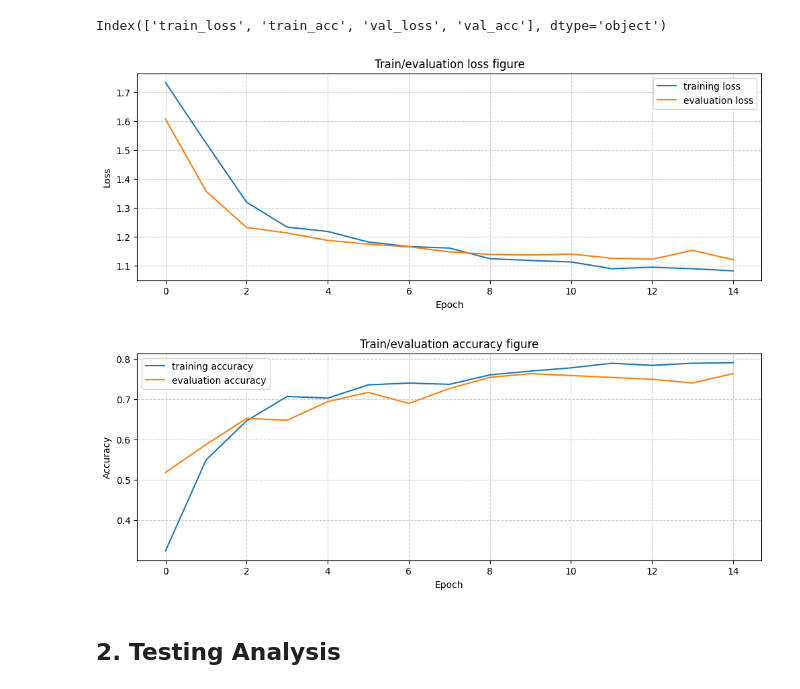
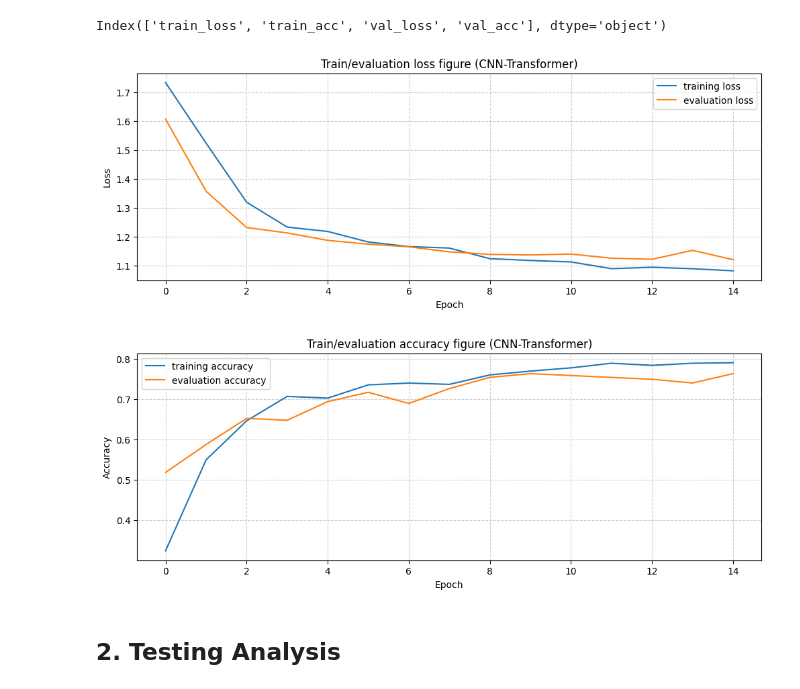
Before and after one commit to nguyenlog205/deep-learning-classification, a Jupyter notebook: notebook/result_analysis/transformer_analysis.ipynb, the cells around one changed output. Saved outputs shown, nothing was run; the diff lists cells and outputs as text; code cells hidden in the pictures.

Commit message:
fix: fix name path and images

```diff
--- a/notebook/result_analysis/transformer_analysis.ipynb
+++ b/notebook/result_analysis/transformer_analysis.ipynb
@@ -17,16 +17,16 @@ Index(['train_loss', 'train_acc', 'val_loss', 'val_acc'], dtype='object')
 # %%
 plt.figure(figsize=(12, 4))
 plt.plot(training_history['train_loss'], label = 'training loss')
 plt.plot(training_history['val_loss'], label = 'evaluation loss')
 
 plt.xlabel('Epoch')
 plt.ylabel('Loss')
-plt.title('Train/evaluation loss figure')
+plt.title('Train/evaluation loss figure (CNN-Transformer)')
 plt.grid(alpha=0.6, linestyle='--')
 plt.legend()
 plt.savefig('../../img/training_result/transformer/training_evaluation_loss.png')
 # %% [output]
-[figure, old version]
+[figure, new version]
 # %%
 plt.figure(figsize=(12, 4))
 plt.plot(training_history['train_acc'], label = 'training accuracy')
@@ -34,12 +34,12 @@ plt.plot(training_history['val_acc'], label = 'evaluation accuracy')
 
 plt.xlabel('Epoch')
 plt.ylabel('Accuracy')
-plt.title('Train/evaluation accuracy figure')
+plt.title('Train/evaluation accuracy figure (CNN-Transformer)')
 plt.grid(alpha=0.6, linestyle='--')
 plt.legend()
 plt.savefig('../../img/training_result/transformer/training_evaluation_accuracy.png')
 # %% [output]
-[figure, old version]
+[figure, new version]
 # %% [markdown]
 ## 2. Testing Analysis
 # %%
```
Also changed, not shown: parts of 2 cells of this notebook, 7 other files.
